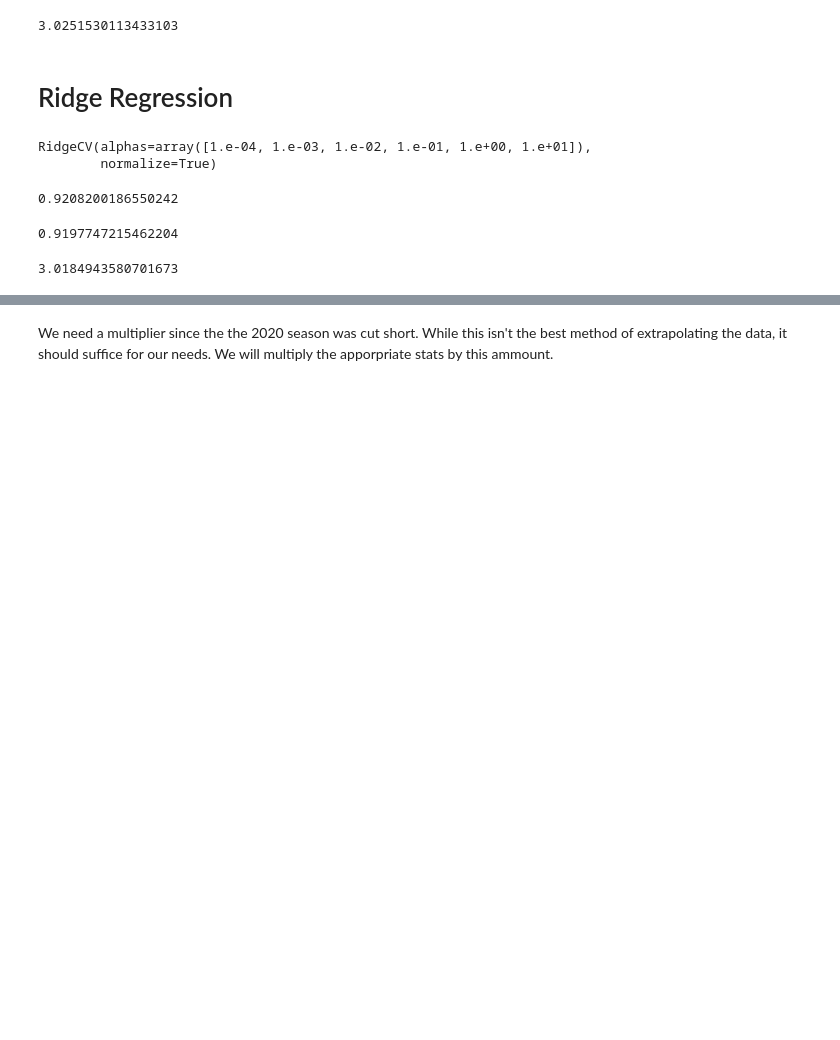
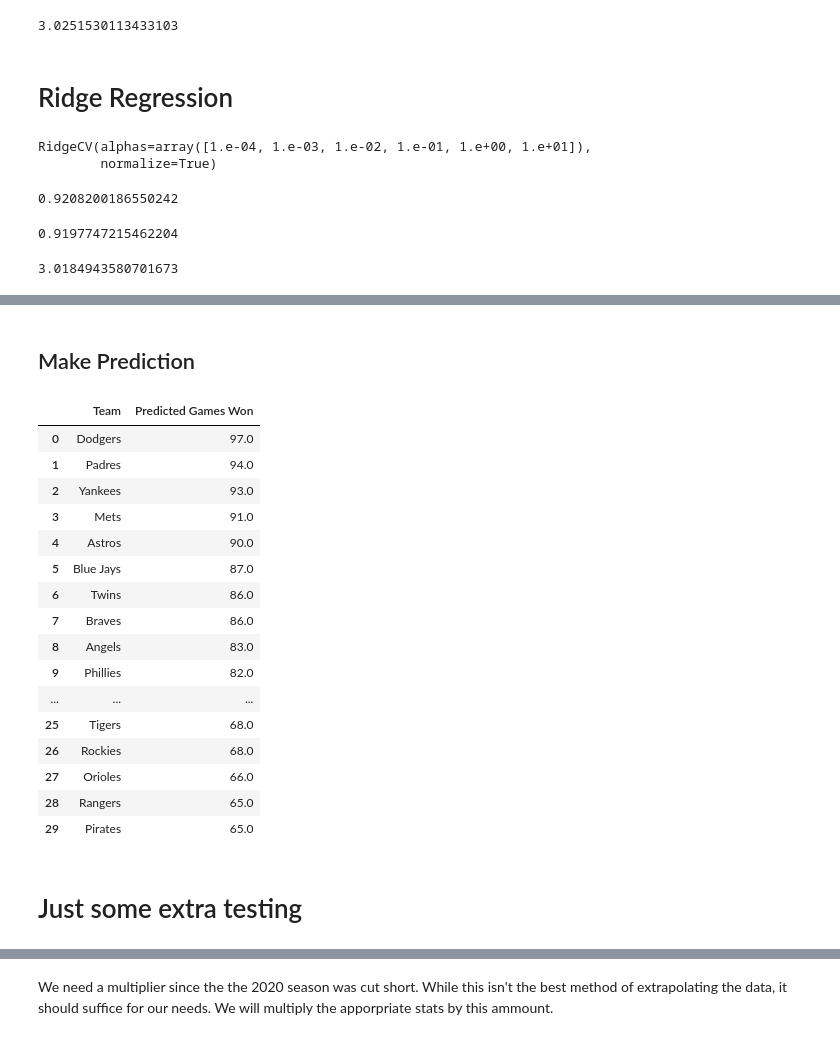
Before and after one commit to samkasbawala/sdp_team_32, a Jupyter notebook: Number_of_Games_Won.ipynb, the cells around one changed output, grey strips where cells are left out. Drawn from its saved outputs; the diff is of its cells as text; code cells hidden in the pictures; blank space fills up the shorter version.

Commit message:
use fangraphs projections in order to estimate standings

```diff
--- a/Number_of_Games_Won.ipynb
+++ b/Number_of_Games_Won.ipynb
@@ -340,0 +343,7 @@ Here, we will use the 2020 stats in order to make predictions for each team for
+# %%
+X_train, X_test, y_train, y_test = train_test_split(data.filter(items=['rpg', 'rapg', 'rpg/rapg']),
+                                                    data.filter(items=['W']).pop('W'),
+                                                    random_state=43)
+# %%
+model = RidgeCV(alphas=(0.0001, 0.001, 0.01, 0.1, 1.0, 10.0), normalize=True)
+model.fit(X_train, y_train)
@@ -341,3 +413,44 @@ Here, we will use the 2020 stats in order to make predictions for each team for
+# %% [markdown]
+## Make Prediction
+# %%
+# Get the projections from fangraphs
+projections = get_projections()
+
+# Make predictions
+predictions_2021 = model.predict(projections.drop(columns=['Team']))
+predictions_2021 = np.rint(predictions_2021)
+
+# Get the teams
+teams_2021 = projections[['Team']]
+
+team_predictions_2021 = pd.concat([teams_2021.reset_index(drop=True),
+                                   pd.Series(predictions_2021,
+                                             name='Predicted Games Won')],
+                                  axis=1)
+
+team_predictions_2021.sort_values(by=['Predicted Games Won'],
+                                  ascending=False,
+                                  ignore_index=True)
+# %% [output]
+|  | Team | Predicted Games Won |
+| 0 | Dodgers | 97.0 |
+| 1 | Padres | 94.0 |
+| 2 | Yankees | 93.0 |
+| 3 | Mets | 91.0 |
+| 4 | Astros | 90.0 |
+| 5 | Blue Jays | 87.0 |
+| 6 | Twins | 86.0 |
+| 7 | Braves | 86.0 |
+| 8 | Angels | 83.0 |
+| 9 | Phillies | 82.0 |
+| ... | ... | ... |
+| 25 | Tigers | 68.0 |
+| 26 | Rockies | 68.0 |
+| 27 | Orioles | 66.0 |
+| 28 | Rangers | 65.0 |
+| 29 | Pirates | 65.0 |
+# %% [markdown]
+# Just some extra testing
 # %%
 teams_2020 = teams_df.loc[teams_df['yearID'] == 2020].copy()
 teams_2020
```
Also changed, not shown: parts of 12 cells of this notebook, 2 other files.
